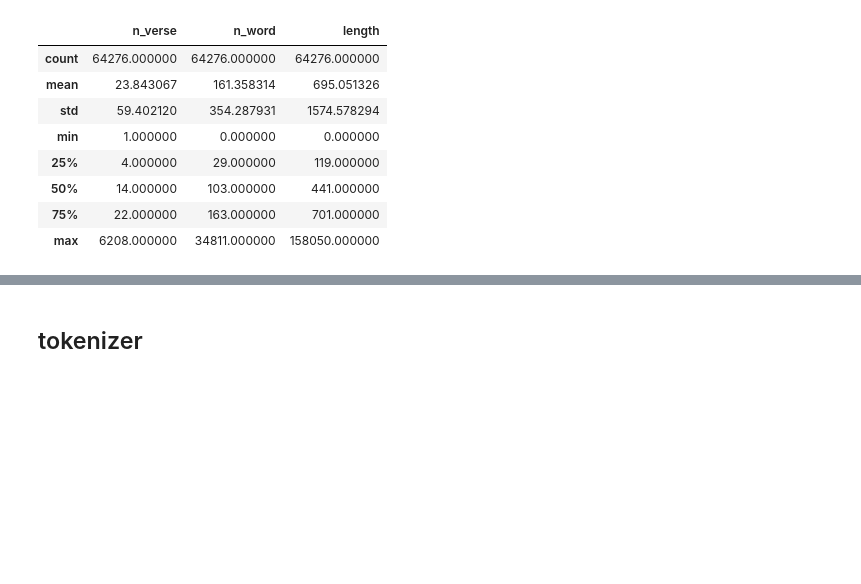
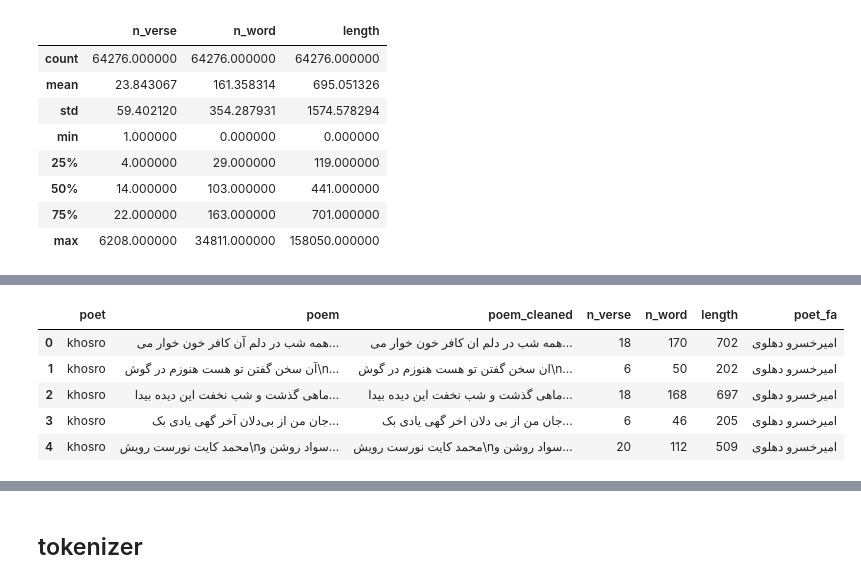
Before and after one commit to s-omranpour/Shirin-Sokhan, a Jupyter notebook: data prepration.ipynb, the cells around one changed output, grey strips where cells are left out. Cells and saved outputs as stored; diff of their text form; code cells hidden in the pictures; blank space fills up the shorter version.

```diff
--- a/data prepration.ipynb
+++ b/data prepration.ipynb
@@ -255,0 +230,9 @@ plt.show()
+# %%
+df.head()
+# %% [output]
+|  | poet | poem | poem_cleaned | n_verse | n_word | length | poet_fa |
+| 0 | khosro | همه شب در دلم آن کافر خون خوار می... | همه شب در دلم ان کافر خون خوار می... | 18 | 170 | 702 | امیرخسرو دهلوی |
+| 1 | khosro | آن سخن گفتن تو هست هنوزم در گوش\n... | ان سخن گفتن تو هست هنوزم در گوش\n... | 6 | 50 | 202 | امیرخسرو دهلوی |
+| 2 | khosro | ماهی گذشت و شب نخفت این دیده بیدا... | ماهی گذشت و شب نخفت این دیده بیدا... | 18 | 168 | 697 | امیرخسرو دهلوی |
+| 3 | khosro | جان من از بی‌دلان آخر گهی یادی بک... | جان من از بی دلان اخر گهی یادی بک... | 6 | 46 | 205 | امیرخسرو دهلوی |
+| 4 | khosro | محمد کایت نورست رویش\nسواد روشن و... | محمد کایت نورست رویش\nسواد روشن و... | 20 | 112 | 509 | امیرخسرو دهلوی |
```
Also changed, not shown: parts of 9 cells of this notebook, 2 other files.
